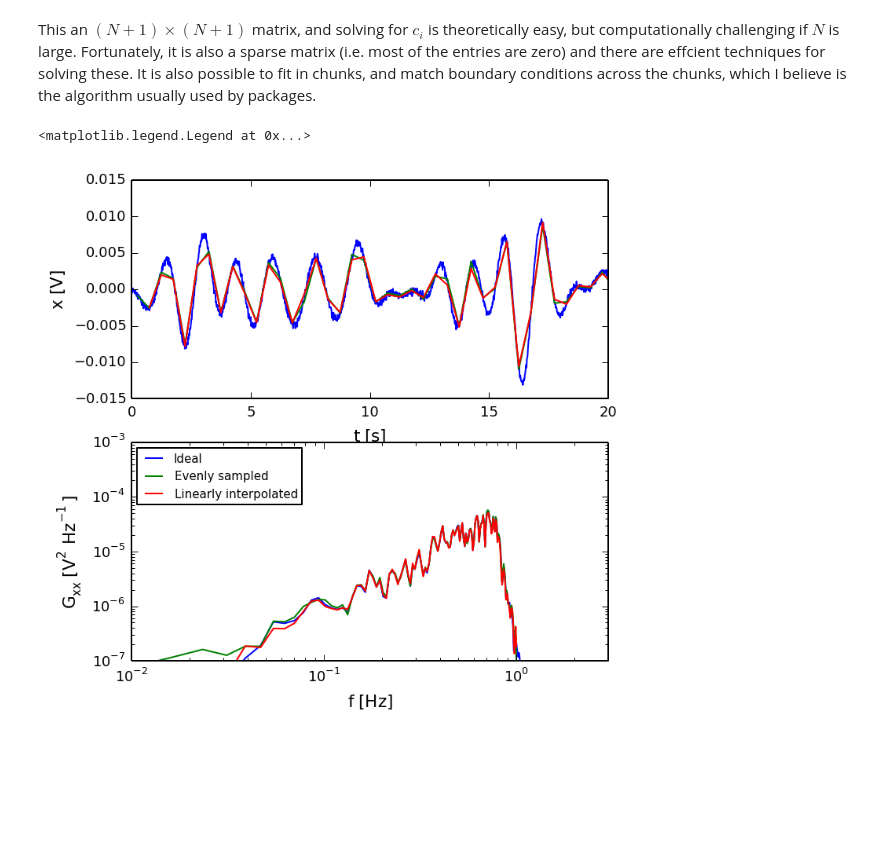
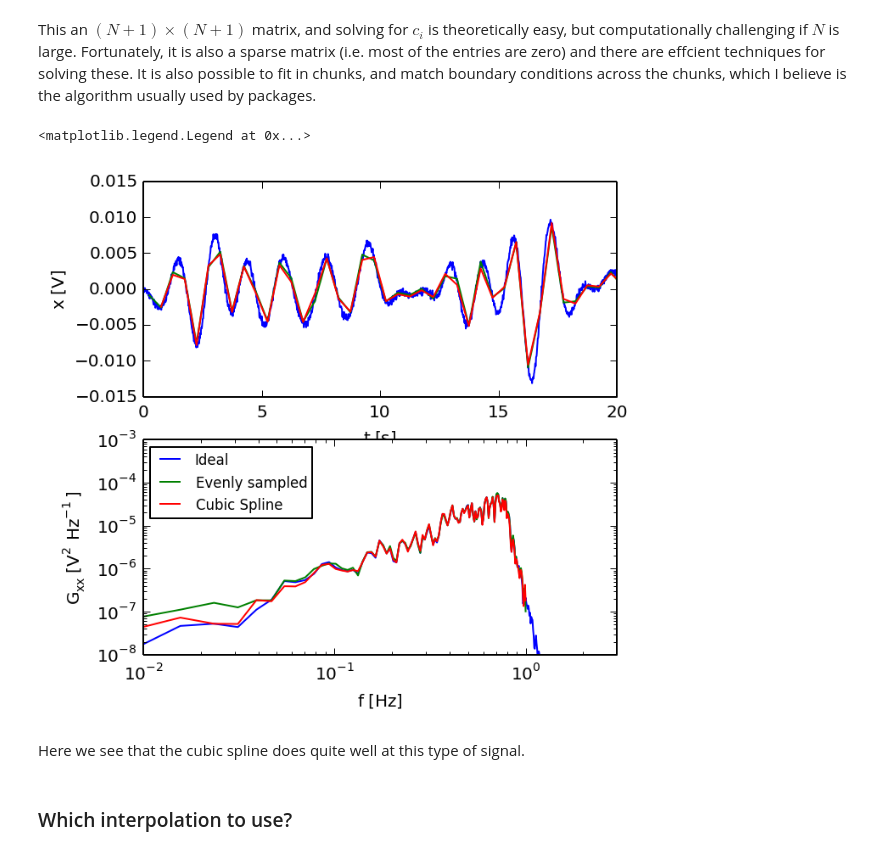
Before and after one commit to jklymak/Phy411, a Jupyter notebook: lectures/Lecture-08-Sampling-Theorem.ipynb, the cells around one changed output. Drawn from its saved outputs; the diff is of its cells as text; code cells hidden in the pictures; blank space fills up the shorter version.

```diff
--- a/lectures/Lecture-08-Sampling-Theorem.ipynb
+++ b/lectures/Lecture-08-Sampling-Theorem.ipynb
@@ -383,32 +380,36 @@ This an $(N+1) \times (N+1)$ matrix, and solving for $c_i$ is theoretically easy
 # %%
 from scipy.interpolate import interp1d
 
 ff=interp1d(t2,x2,kind='cubic')
 tyn=ty[ty>t2[0]]
 
 tyn=tyn[tyn<t2[-1]]
 yi=ff(tyn)
 
 Gyy,f = mlab.psd(y,nfft,Fs=2)
 Gyiy,f = mlab.psd(yi,nfft,Fs=2)
 Gxx,f0 = mlab.psd(x,nfft*50,Fs=100)
 Gneigh=Gyiy
 fig,ax=subplots(2,1,figsize=(5,5))
 ax[0].plot(t,x,label='Orig')
 ax[0].plot(ty,y,label='Ideal Interp')
 ax[0].plot(tyn,yi,label='Nearest')
 ax[0].set_xlabel(r'$t \ \mathrm{[s]}$')
 ax[0].set_ylabel(r'$x\ \mathrm{[V]}$')
 ax[0].set_xlim((0,20))
 
 ax[1].loglog(f0,Gxx,label='Ideal')
 ax[1].loglog(f,Gyy,label='Evenly sampled')
-ax[1].loglog(f,Gyiy,label='Linearly interpolated')
+ax[1].loglog(f,Gyiy,label='Cubic Spline')
 plt.xlim((1e-2,3.))
-plt.ylim((1e-7,1e-3))
+plt.ylim((1e-8,1e-3))
 plt.xlabel(r'$f\ \mathrm{[Hz]}$');
 plt.ylabel(r'$G_{xx} \ \mathrm{[V^2 Hz^{-1}]}$')
 ax[1].legend(loc=2,fontsize='small')
 # %% [output]
 <matplotlib.legend.Legend at 0x...>
-[figure, old version]
+[figure, new version]
+# %% [markdown]
+Here we see that the cubic spline does quite well at this type of signal.
+# %% [markdown]
+### Which interpolation to use?
```
Also changed, not shown: parts of 7 cells of this notebook.
